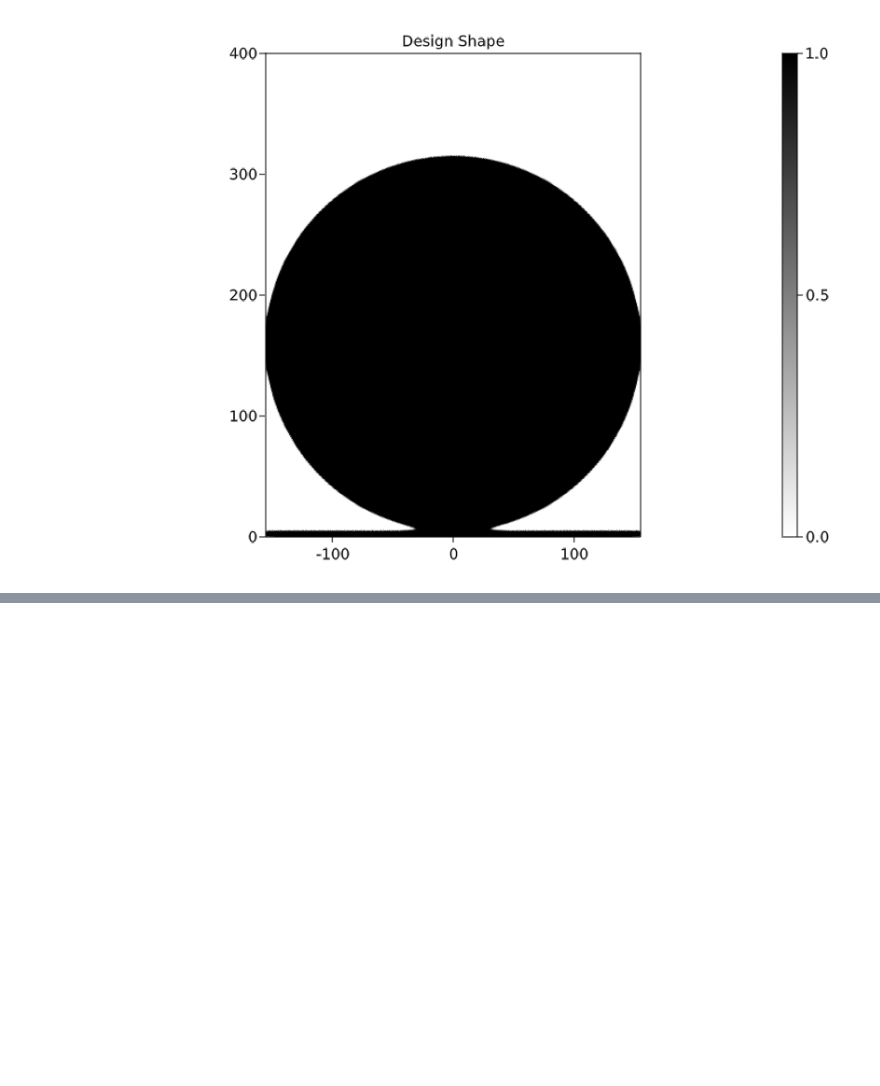
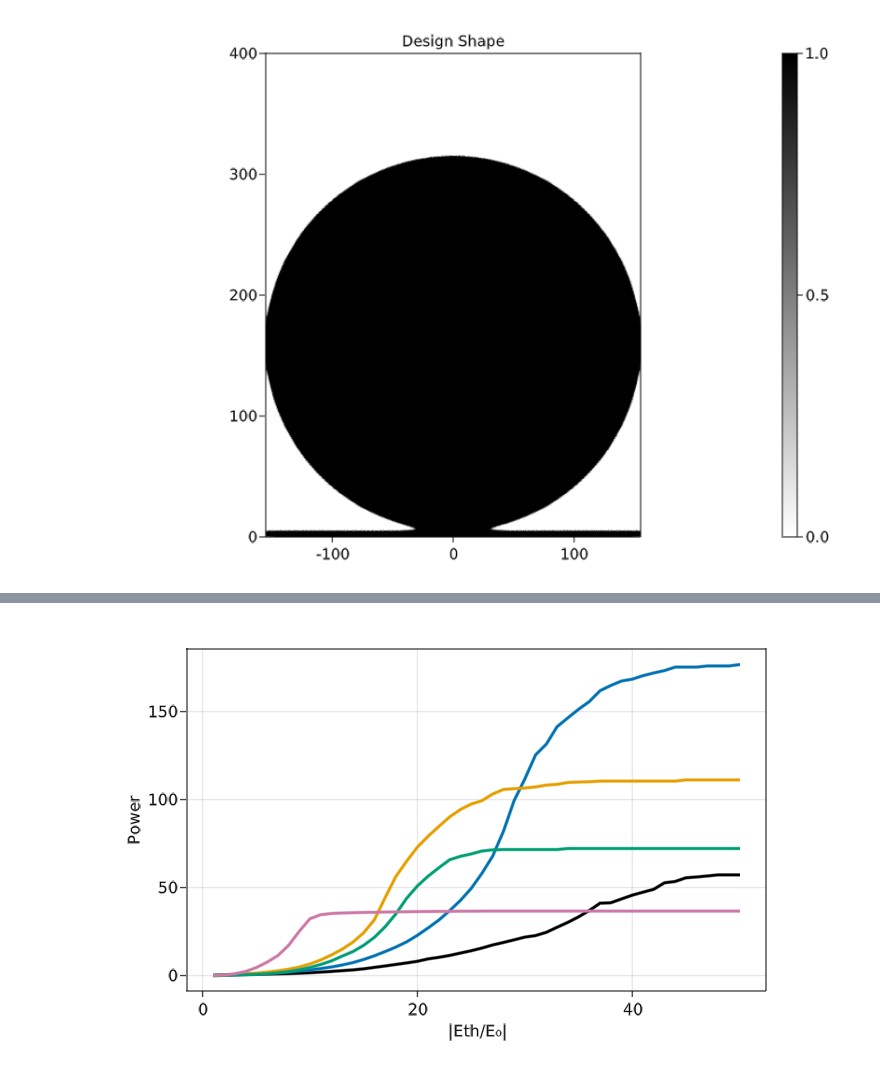
Before and after one commit to WenjieYao/RamanInFluid, a Jupyter notebook: Main.ipynb, the cells around one changed output, grey strips where cells are left out. Drawn from its saved outputs; the diff is of its cells as text; code cells hidden in the pictures; blank space fills up the shorter version.

```diff
--- a/Main.ipynb
+++ b/Main.ipynb
@@ -369,3 +390,32 @@ sum(∫((1 - 1 * pth) * abs(conj(∇(v2h)) ⋅ ∇(v2h))*abs(conj(∇(u1h)) ⋅
+# %%
+g1 = readdlm("Results/SatFun/CircleSat.txt")
+g2 = readdlm("Results/SatFun/L400Sat.txt")
+g3 = readdlm("Results/SatFun/L300Sat.txt")
+g4 = readdlm("Results/SatFun/L100Sat.txt")
+g5 = readdlm("Results/SatFun/L300Sat10.txt")
+eth_list = range(1,50,step=1)
+
+scene, layout = layoutscene(resolution=(1400/2,900/2))
+ax = layout[1,1]=Axis(scene)
+ms = 3
+
+lin1 = lines!(ax,eth_list,g1[:],linewidth=ms,color=:black)
+lin2 = lines!(ax,eth_list,g2[:],linewidth=ms)
+lin3 = lines!(ax,eth_list,g3[:],linewidth=ms)
+lin4 = lines!(ax,eth_list,g4[:],linewidth=ms)
+lin5 = lines!(ax,eth_list,g5[:],linewidth=ms)
+#ax.yscale = log10
+ax.xlabel="|Eth/E₀|"
+ax.ylabel="Power"
+#ax.title="Eigenvalue distribution"
+
+# Legend(layout[1,1],[lin1, lin2],["Initial", "Optimized"])
+# axislegend(ax, [lin1, lin2, lin3, lin4, lin5],["Optimized Cylinder", "L=400 nm", "L=300 nm", "L=100 nm", "Optimized with |Eth/E₀|=10"],
+#     position = :lt, orientation = :vertical)
+save("Results/SatFun/EF_Eth.png",scene)
+scene
+# %% [output]
+[figure, added]
 # %%
 # gvalues = readdlm("gvalue.txt", Float64)
 # gavlues = gvalues[:]
```
Also changed, not shown: parts of 16 cells of this notebook, 17 other files.
